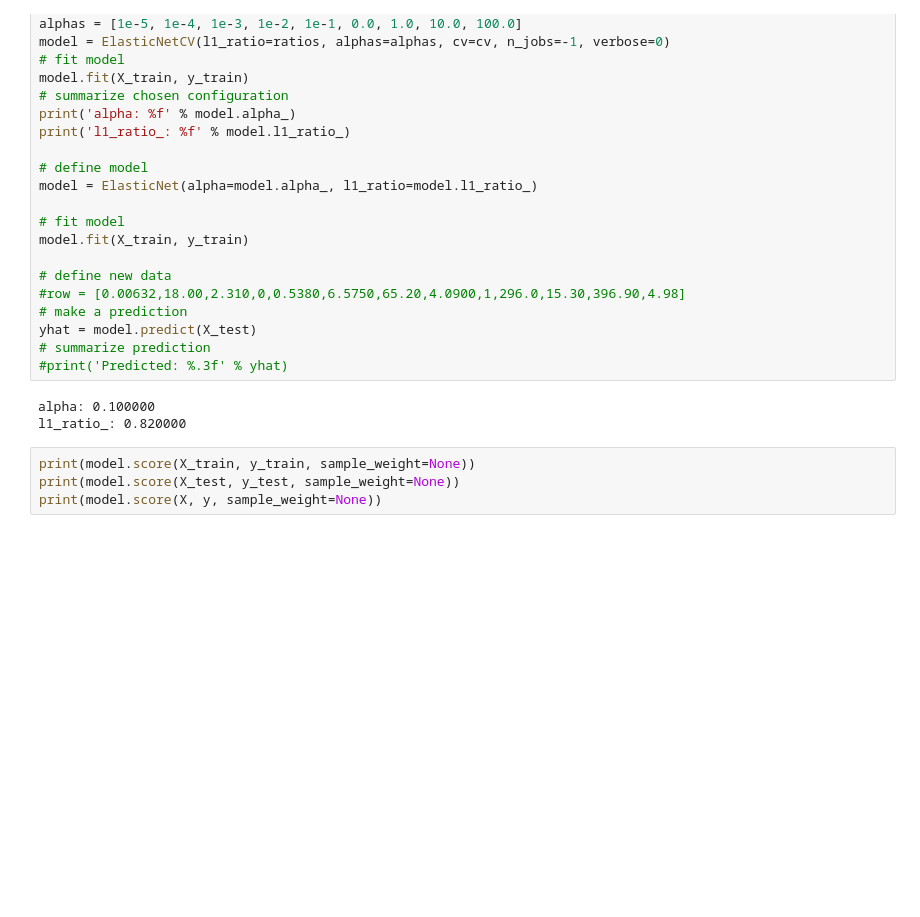
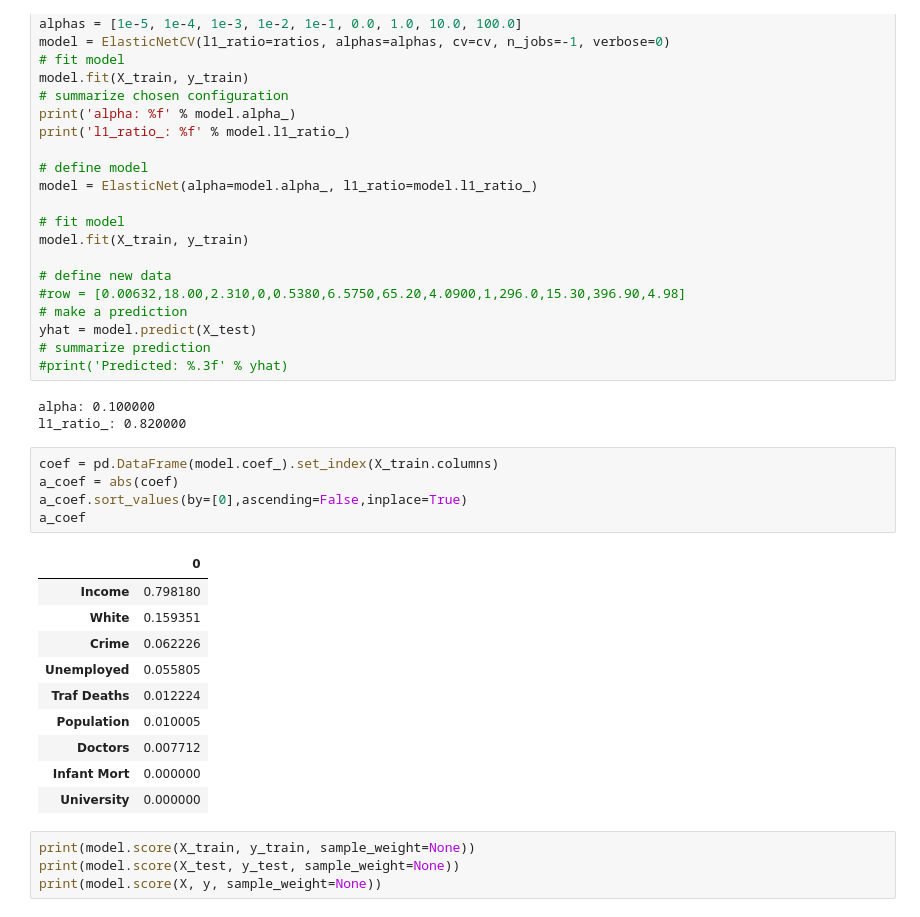
Before and after one commit to webclinic017/Python-Stock-1, a Jupyter notebook: DBScan-ElasticNet.ipynb, the cells around one changed output. Cells and saved outputs as stored; diff of their text form; blank space fills up the shorter version.

```diff
--- a/DBScan-ElasticNet.ipynb
+++ b/DBScan-ElasticNet.ipynb
@@ -194,6 +194,22 @@ yhat = model.predict(X_test)
 # %% [output]
 alpha: 0.100000
 l1_ratio_: 0.820000
+# %%
+coef = pd.DataFrame(model.coef_).set_index(X_train.columns)
+a_coef = abs(coef)
+a_coef.sort_values(by=[0],ascending=False,inplace=True)
+a_coef
+# %% [output]
+|  | 0 |
+| Income | 0.798180 |
+| White | 0.159351 |
+| Crime | 0.062226 |
+| Unemployed | 0.055805 |
+| Traf Deaths | 0.012224 |
+| Population | 0.010005 |
+| Doctors | 0.007712 |
+| Infant Mort | 0.000000 |
+| University | 0.000000 |
 # %%
 print(model.score(X_train, y_train, sample_weight=None))
 print(model.score(X_test, y_test, sample_weight=None))
```
Also changed, not shown: parts of 1 cell of this notebook.
